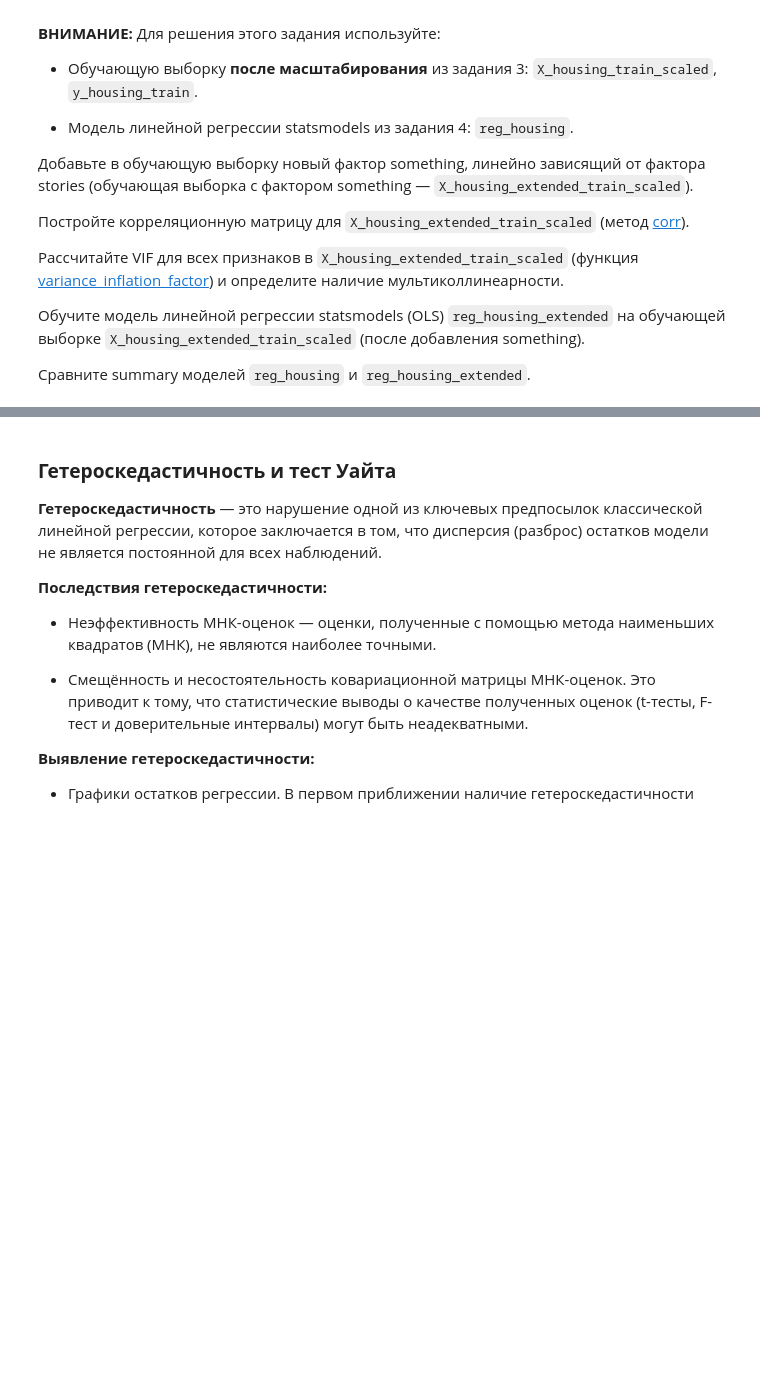
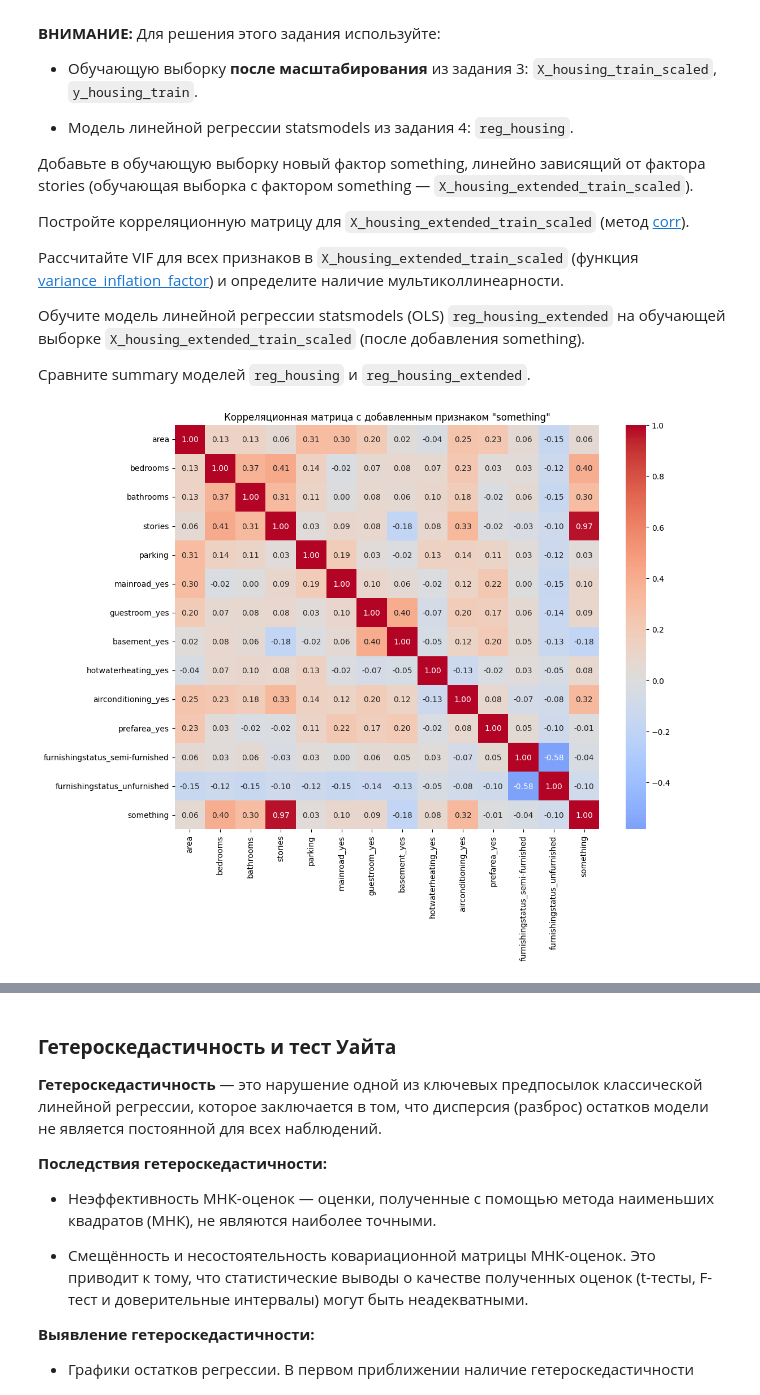
Before and after one commit to HoshiBatista/ODS.ai-Classic-ML-course, a Jupyter notebook: notebooks/home_work_1/01. Задание.ipynb, the cells around one changed output, grey strips where cells are left out. Drawn from its saved outputs; the diff is of its cells as text; code cells hidden in the pictures; blank space fills up the shorter version.

```diff
--- a/notebooks/home_work_1/01. Задание.ipynb
+++ b/notebooks/home_work_1/01. Задание.ipynb
@@ -899,11 +899,10 @@ cv = 5
 cv_ridge_housing = GridSearchCV(
     estimator=Ridge(random_state=RANDOM_STATE),
     param_grid=params,
-    cv=cv
+    cv=cv,
+    n_jobs=-1
 )
 
-# Запускаем перебор гиперпараметров и обучение моделей
-cv_ridge_housing.fit(...)
+cv_ridge_housing.fit(X_housing_train_scaled, y_housing_train)
 
-# Посчитаем метрику обучения и оптимальные гиперпараметры лучшей модели
 print(f'Best score is {cv_ridge_housing.best_score_}, best parameters are {cv_ridge_housing.best_params_}')
@@ -964,8 +1006,28 @@ k = len(ridge_housing_area.feature_names_in_) # Количество факто
 # %%
 # Подготовьте выборку с увеличенным количеством этажей
 
-X_housing_plus2_train = ...
-X_housing_plus2_train_scaled = ...
+X_housing_plus2_train = X_housing_train.copy()
+X_housing_plus2_train_scaled = X_housing_train_scaled.copy()
+
+if 'scaler' not in locals():
+    scaler = StandardScaler()
+    X_housing_train_scaled = scaler.fit_transform(X_housing_train)
+    X_housing_train_scaled = pd.DataFrame(X_housing_train_scaled,
+                                         columns=X_housing_train.columns,
+                                         index=X_housing_train.index)
+
+# Подготовьте выборку с увеличенным количеством этажей
+X_housing_plus2_train = X_housing_train.copy()
+
+# Увеличиваем количество этажей на 2
+if 'stories' in X_housing_plus2_train.columns:
+    X_housing_plus2_train['stories'] += 2
+
+# Масштабируем измененные данные
+X_housing_plus2_train_scaled = scaler.transform(X_housing_plus2_train)
+X_housing_plus2_train_scaled = pd.DataFrame(X_housing_plus2_train_scaled,
+                                           columns=X_housing_train.columns,
+                                           index=X_housing_train.index)
 # %%
 # Теоретически рассчитайте изменение на основе коэффициента регрессии
 
@@ -1104,13 +1238,19 @@ X_housing_extended_train_scaled = X_housing_train_scaled.copy()
 X_housing_extended_train_scaled['something'] = X_housing_extended_train_scaled['stories'] * 2 + 0.5 + rng.normal(0, 0.5, X_housing_extended_train_scaled.shape[0])
 
 # Стандартизируем новый фактор something (масштабируем)
-X_housing_extended_train_scaled['something'] = StandardScaler().fit_transform(X_housing_extended_train_scaled[['something']])
+scaler_something = StandardScaler()
+X_housing_extended_train_scaled['something'] = scaler_something.fit_transform(X_housing_extended_train_scaled[['something']])
 # %%
 # Постройте корреляционную матрицу для X_housing_extended_train_scaled (corr)
 
-plt.figure(figsize=(12, 12))
-sns.heatmap(..., annot=True, cmap='coolwarm')
+plt.figure(figsize=(12, 10))
+correlation_matrix = X_housing_extended_train_scaled.corr()
+sns.heatmap(correlation_matrix, annot=True, cmap='coolwarm', center=0, fmt='.2f')
+plt.title('Корреляционная матрица с добавленным признаком "something"')
+plt.tight_layout()
 plt.show()
+# %% [output]
+[figure, added]
 # %%
 # Рассчитайте VIF в X_housing_extended_train_scaled для всех признаков и определите наличие мультиколлинеарности
 
```
Also changed, not shown: parts of 30 cells of this notebook.
